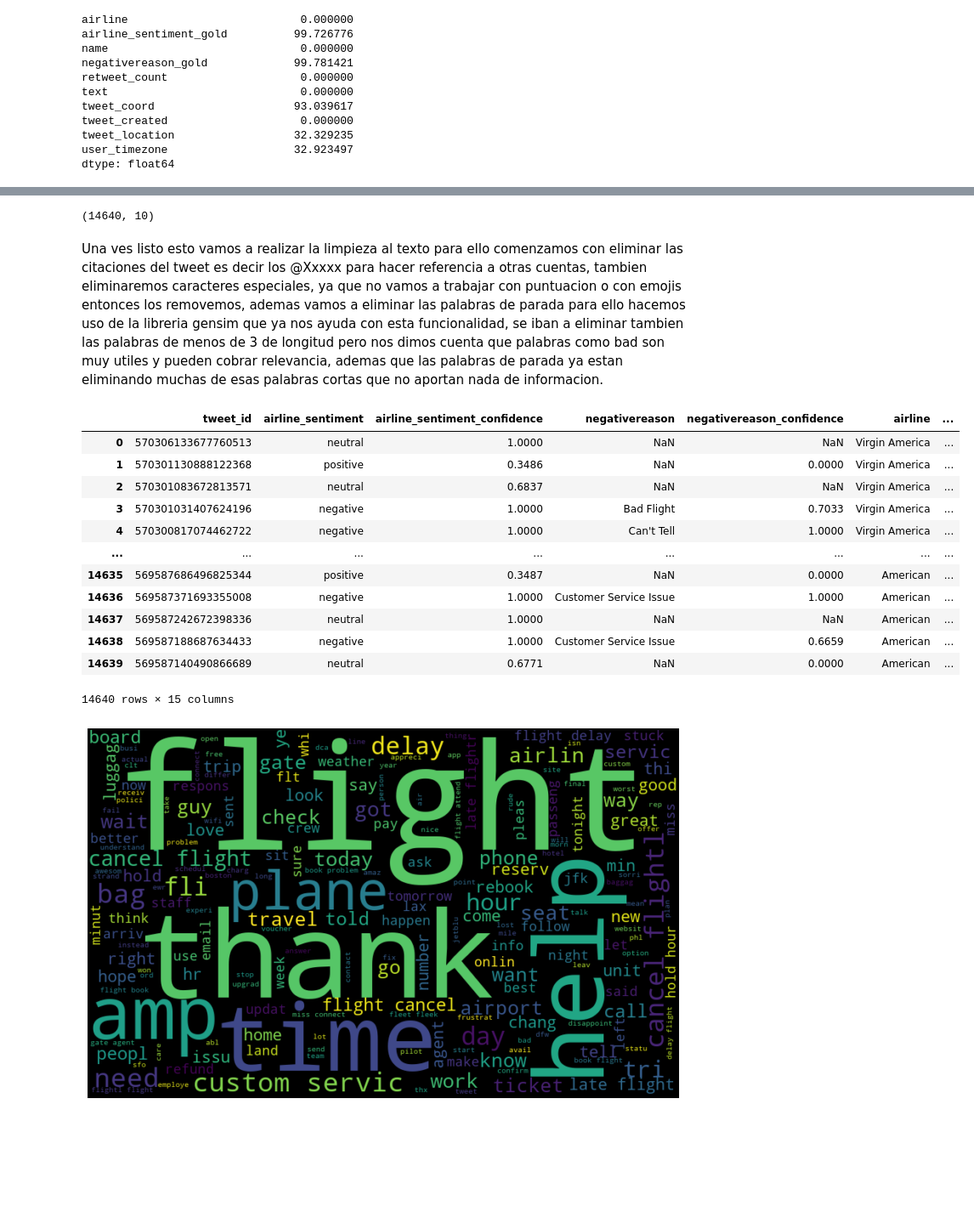
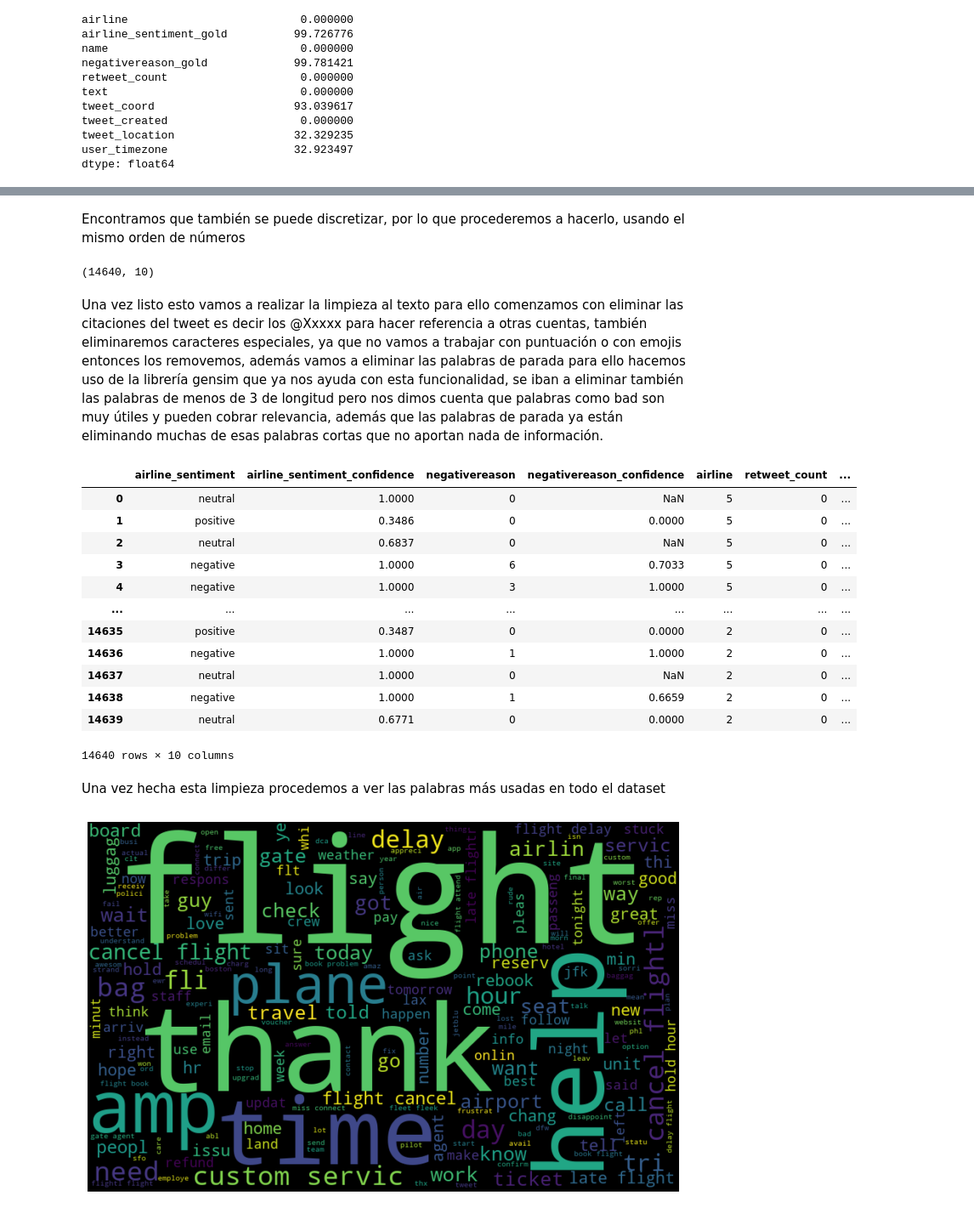
Before and after one commit to juanbaezl/FirewallDataMining, a Jupyter notebook: ParcialFinal/Parcial.ipynb, the cells around one changed output, grey strips where cells are left out. Shown at 85% size. Drawn from its saved outputs; the diff is of its cells as text; code cells hidden in the pictures; blank space fills up the shorter version.

```diff
--- a/ParcialFinal/Parcial.ipynb
+++ b/ParcialFinal/Parcial.ipynb
@@ -103,0 +123,23 @@ datapos = data.drop(columns=['tweet_coord', 'negativereason_gold','airline_senti
+# %%
+datapos['negativereason'] = datapos['negativereason'].replace(np.nan, 0)
+datapos['negativereason'] = datapos['negativereason'].replace(
+    'Customer Service Issue', 1)
+datapos['negativereason'] = datapos['negativereason'].replace(
+    'Late Flight', 2)
+datapos['negativereason'] = datapos['negativereason'].replace(
+    "Can't Tell", 3)
+datapos['negativereason'] = datapos['negativereason'].replace(
+    "Cancelled Flight", 4)
+datapos['negativereason'] = datapos['negativereason'].replace(
+    "Lost Luggage", 5)
+datapos['negativereason'] = datapos['negativereason'].replace(
+    "Bad Flight", 6)
+datapos['negativereason'] = datapos['negativereason'].replace(
+    "Flight Booking Problems", 7)
+datapos['negativereason'] = datapos['negativereason'].replace(
+    "Flight Attendant Complaints", 8)
+datapos['negativereason'] = datapos['negativereason'].replace(
+    "longlines", 9)
+
+datapos['negativereason'] = datapos['negativereason'].replace(
+    "Damaged Luggage", 10)
@@ -104,44 +153,62 @@ datapos = data.drop(columns=['tweet_coord', 'negativereason_gold','airline_senti
+# %% [markdown]
+Encontramos que también se puede discretizar, por lo que procederemos a hacerlo, usando el mismo orden de números
+# %%
+datapos['airline'] = datapos['airline'].replace('United', 0)
+datapos['airline'] = datapos['airline'].replace(
+    'US Airways', 1)
+datapos['airline'] = datapos['airline'].replace(
+    'American', 2)
+datapos['airline'] = datapos['airline'].replace(
+    "Southwest", 3)
+datapos['airline'] = datapos['airline'].replace(
+    "Delta", 4)
+datapos['airline'] = datapos['airline'].replace(
+    "Virgin America", 5)
 # %%
 datapos.shape
 # %% [output]
 (14640, 10)
 # %% [markdown]
-Una ves listo esto vamos a realizar la limpieza al texto para ello comenzamos con eliminar las citaciones del tweet es decir los @Xxxxx para hacer referencia a otras cuentas, tambien eliminaremos caracteres especiales, ya que no vamos a trabajar con puntuacion o con emojis entonces los removemos, ademas vamos a eliminar las palabras de parada para ello hacemos uso de la libreria gensim que ya nos ayuda con esta funcionalidad, se iban a eliminar tambien las palabras de menos de 3 de longitud pero nos dimos cuenta que palabras como bad son muy utiles y pueden cobrar relevancia, ademas que las palabras de parada ya estan eliminando muchas de esas palabras cortas que no aportan nada de informacion.
+Una vez listo esto vamos a realizar la limpieza al texto para ello comenzamos con eliminar las citaciones del tweet es decir los @Xxxxx para hacer referencia a otras cuentas, también eliminaremos caracteres especiales, ya que no vamos a trabajar con puntuación o con emojis entonces los removemos, además vamos a eliminar las palabras de parada para ello hacemos uso de la librería gensim que ya nos ayuda con esta funcionalidad, se iban a eliminar también las palabras de menos de 3 de longitud pero nos dimos cuenta que palabras como bad son muy útiles y pueden cobrar relevancia, además que las palabras de parada ya están eliminando muchas de esas palabras cortas que no aportan nada de información.
 # %%
-
+#Codigo adaptado de https://stackoverflow.com/questions/62387623/how-to-remove-stopwords-in-gensim
 stemmer = PorterStemmer()
 
 def cleanarroba(x):
     palabras = re.findall("@[\w]*",x)
     for i in palabras:
         x = x.replace(i,"")
     palabras = re.findall("[^a-zA-Z#]",x)
     for i in palabras:
         x = x.replace(i," ")
     return rootform(remove_stopwords(x))
 
 def rootform(x):
     x = re.sub(' +', ' ', x)
     res = ""
     palabras = x.split()
     for i in palabras:
         if(len(i)>2):
             res += " "+ stemmer.stem(i)
     return  re.sub(' +', ' ', res).strip()
-data['text']=data['text'].apply(cleanarroba)
-data
+
+
+datapos['text'] = datapos['text'].apply(cleanarroba)
+datapos
 # %% [output]
-|  | tweet_id | airline_sentiment | airline_sentiment_confidence | negativereason | negativereason_confidence | airline | ... |
-| 0 | 570306133677760513 | neutral | 1.0000 | NaN | NaN | Virgin America | ... |
-| 1 | 570301130888122368 | positive | 0.3486 | NaN | 0.0000 | Virgin America | ... |
-| 2 | 570301083672813571 | neutral | 0.6837 | NaN | NaN | Virgin America | ... |
-| 3 | 570301031407624196 | negative | 1.0000 | Bad Flight | 0.7033 | Virgin America | ... |
-| 4 | 570300817074462722 | negative | 1.0000 | Can't Tell | 1.0000 | Virgin America | ... |
+|  | airline_sentiment | airline_sentiment_confidence | negativereason | negativereason_confidence | airline | retweet_count | ... |
+| 0 | neutral | 1.0000 | 0 | NaN | 5 | 0 | ... |
+| 1 | positive | 0.3486 | 0 | 0.0000 | 5 | 0 | ... |
+| 2 | neutral | 0.6837 | 0 | NaN | 5 | 0 | ... |
+| 3 | negative | 1.0000 | 6 | 0.7033 | 5 | 0 | ... |
+| 4 | negative | 1.0000 | 3 | 1.0000 | 5 | 0 | ... |
 | ... | ... | ... | ... | ... | ... | ... | ... |
-| 14635 | 569587686496825344 | positive | 0.3487 | NaN | 0.0000 | American | ... |
-| 14636 | 569587371693355008 | negative | 1.0000 | Customer Service Issue | 1.0000 | American | ... |
-| 14637 | 569587242672398336 | neutral | 1.0000 | NaN | NaN | American | ... |
-| 14638 | 569587188687634433 | negative | 1.0000 | Customer Service Issue | 0.6659 | American | ... |
-| 14639 | 569587140490866689 | neutral | 0.6771 | NaN | 0.0000 | American | ... |
+| 14635 | positive | 0.3487 | 0 | 0.0000 | 2 | 0 | ... |
+| 14636 | negative | 1.0000 | 1 | 1.0000 | 2 | 0 | ... |
+| 14637 | neutral | 1.0000 | 0 | NaN | 2 | 0 | ... |
+| 14638 | negative | 1.0000 | 1 | 0.6659 | 2 | 0 | ... |
+| 14639 | neutral | 0.6771 | 0 | 0.0000 | 2 | 0 | ... |
-14640 rows × 15 columns
+14640 rows × 10 columns
+# %% [markdown]
+Una vez hecha esta limpieza procedemos a ver las palabras más usadas en todo el dataset
 # %%
```
Also changed, not shown: parts of 22 cells of this notebook.
